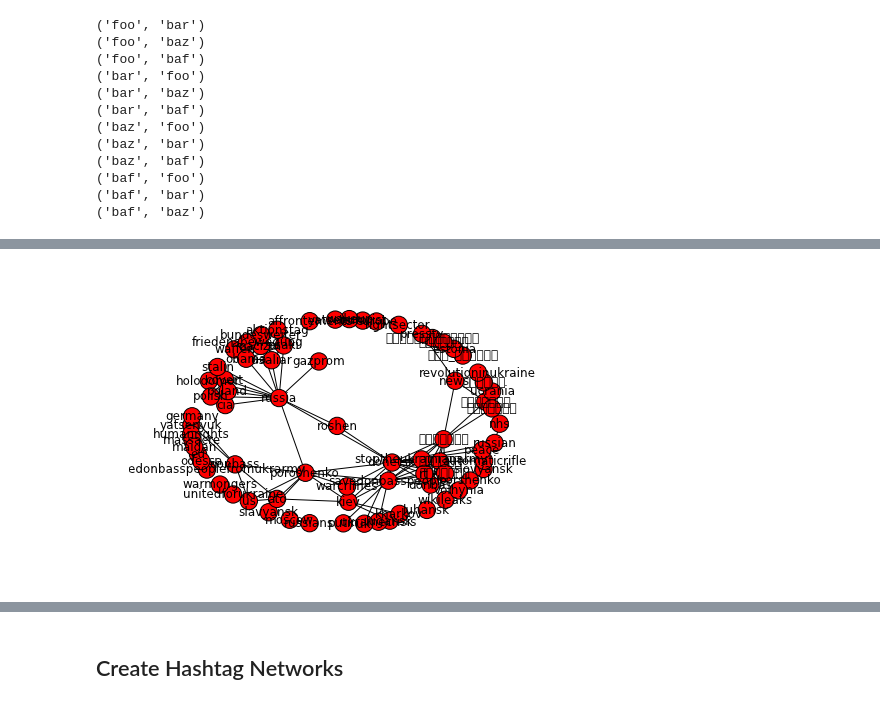
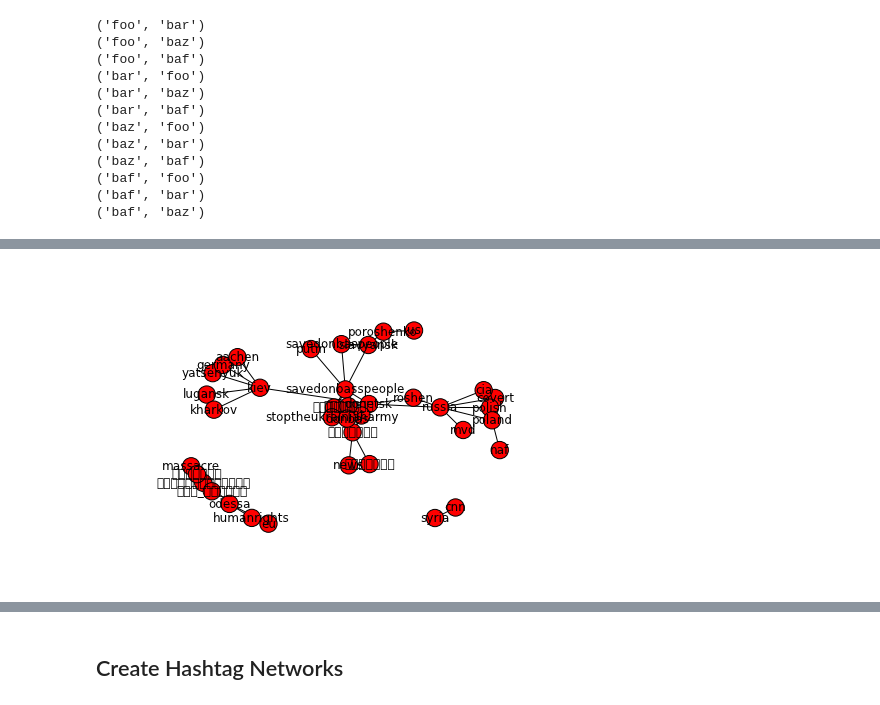
Before and after one commit to maksim2042/PolNet2014, a Jupyter notebook: Social Media Mining -- PolNet 2014.ipynb, the cells around one changed output, grey strips where cells are left out. Saved outputs shown, nothing was run; the diff lists cells and outputs as text; code cells hidden in the pictures.

```diff
--- a/Social Media Mining -- PolNet 2014.ipynb
+++ b/Social Media Mining -- PolNet 2014.ipynb
@@ -118,0 +120,12 @@ plot.hist(weights, 10)
+# %%
+def trim_edges(g, weight=1):
+    """
+    Remove edges with weights less then a threshold parameter ("weight")
+    """
+    g2=net.Graph()
+    for f, to, edata in g.edges(data=True):
+        if edata['weight'] > weight:
+            g2.add_edge(f,to,edata)
+    return g2
+# %%
+hh2 = trim_edges(hh, weight = 2)
@@ -119,4 +143,4 @@ plot.hist(weights, 10)
 # %%
-net.draw(hh)
+net.draw(hh2)
 # %% [output]
-[figure, old version]
+[figure, new version]
```
Also changed, not shown: parts of 7 cells of this notebook, 2 other files.
